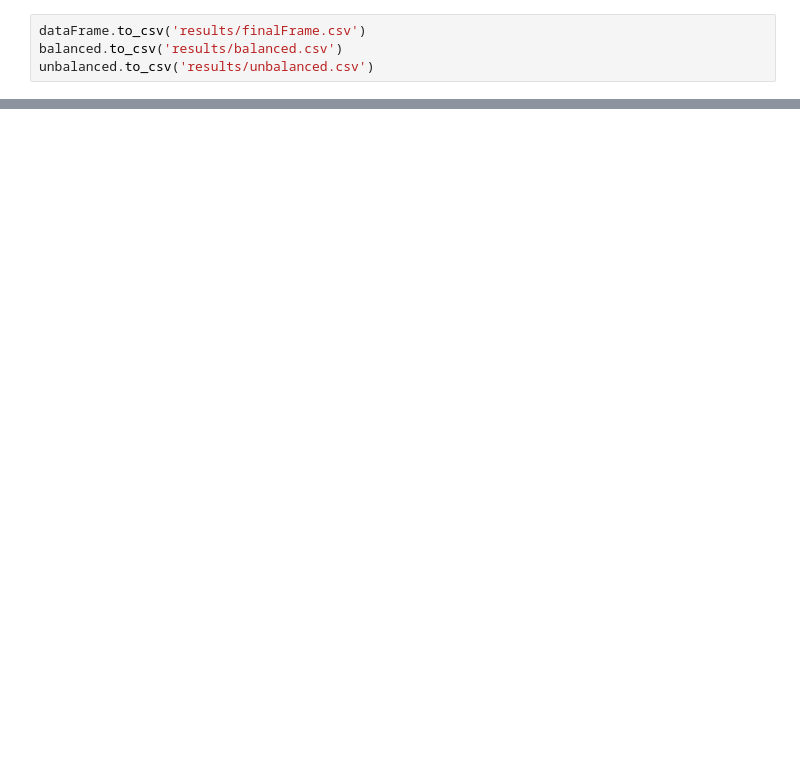
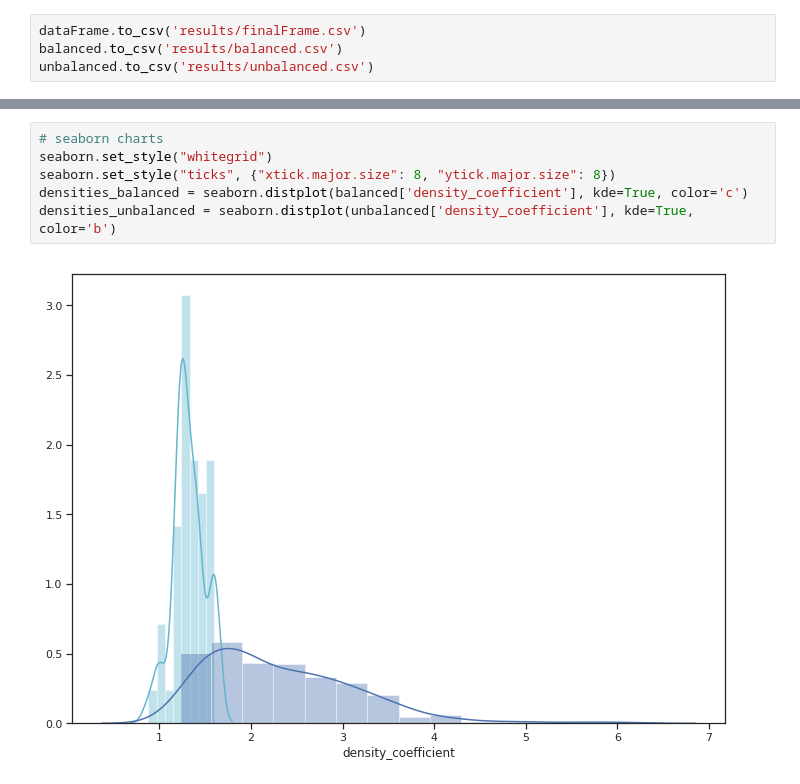
Before and after one commit to streltcov/textile_data, a Jupyter notebook: _steps/descriptive_general.ipynb, the cells around one changed output, grey strips where cells are left out. Cells and saved outputs as stored; diff of their text form; blank space fills up the shorter version.

```diff
--- a/_steps/descriptive_general.ipynb
+++ b/_steps/descriptive_general.ipynb
@@ -44,0 +78,8 @@ unbalanced.to_csv('results/unbalanced.csv')
+# %%
+# seaborn charts
+seaborn.set_style("whitegrid")
+seaborn.set_style("ticks", {"xtick.major.size": 8, "ytick.major.size": 8})
+densities_balanced = seaborn.distplot(balanced['density_coefficient'], kde=True, color='c')
+densities_unbalanced = seaborn.distplot(unbalanced['density_coefficient'], kde=True, color='b')
+# %% [output]
+[figure, added]
```
Also changed, not shown: parts of 5 cells of this notebook.
